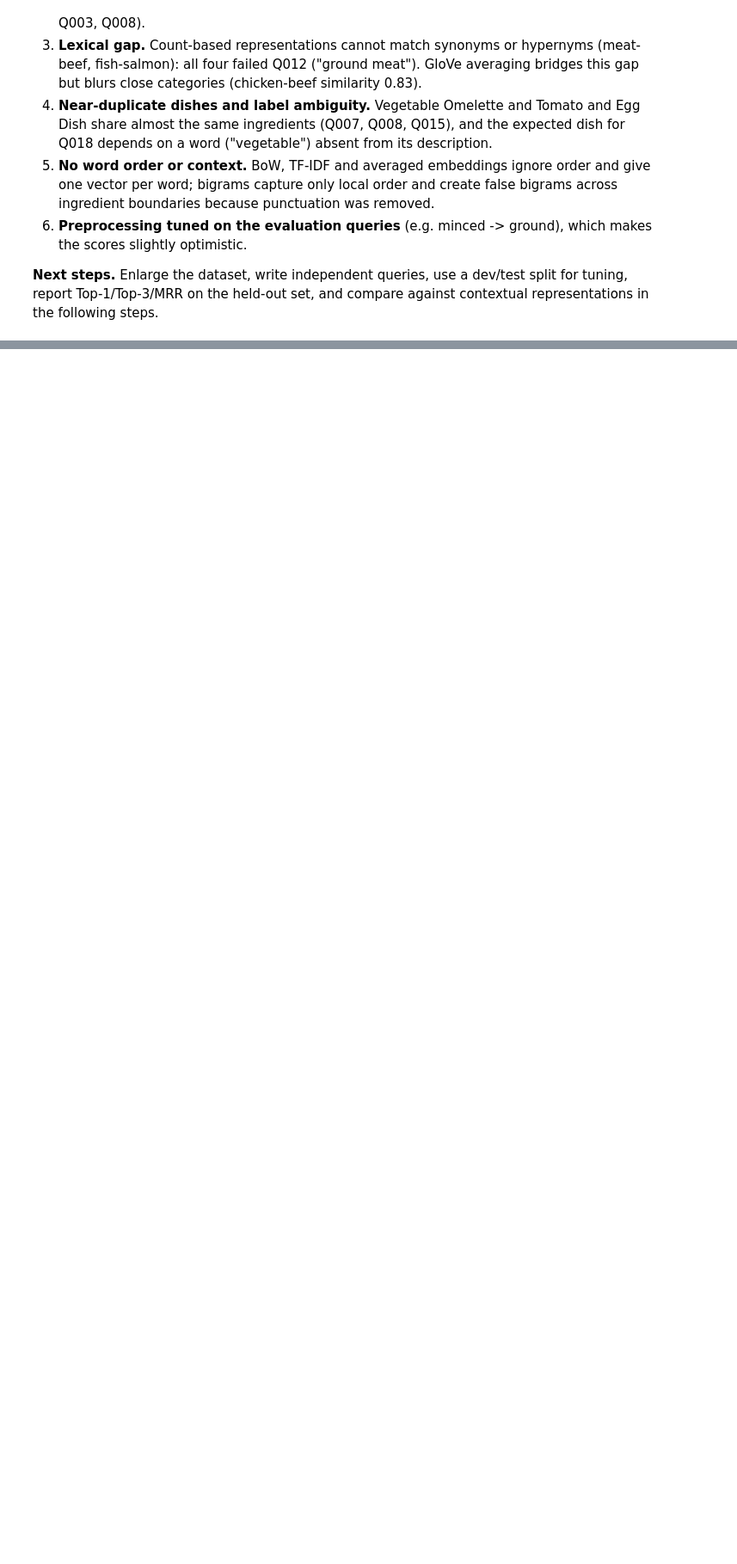
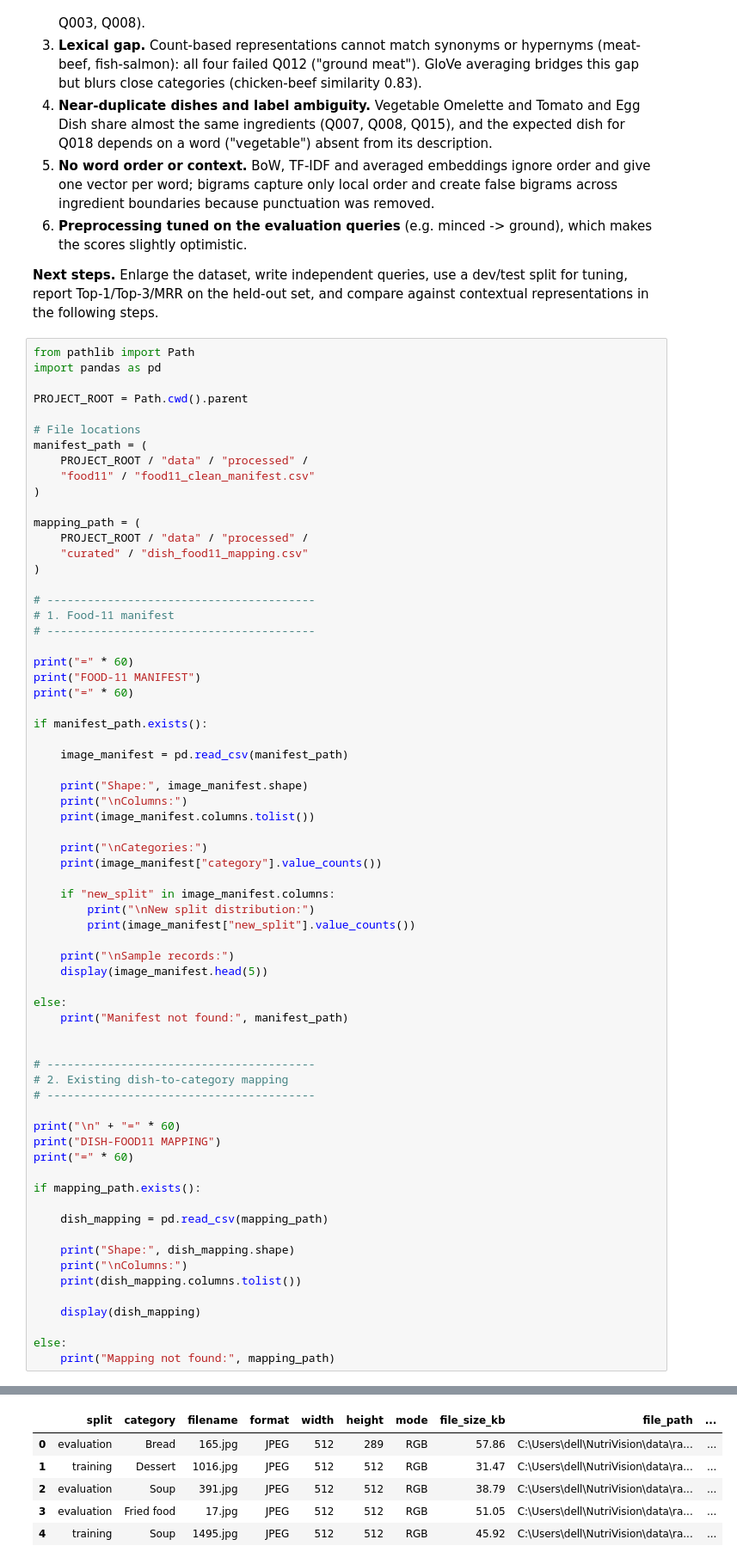
Before and after one commit to Mouhcine005/NutriVision, a Jupyter notebook: notebooks/06_classical_nlp.ipynb, the cells around one changed output, grey strips where cells are left out. Shown at 86% size. Drawn from its saved outputs; the diff is of its cells as text; blank space fills up the shorter version.

```diff
--- a/notebooks/06_classical_nlp.ipynb
+++ b/notebooks/06_classical_nlp.ipynb
@@ -1541,3 +1541,71 @@ lowest (0.75 / 0.875).
 **Next steps.** Enlarge the dataset, write independent queries, use a
 dev/test split for tuning, report Top-1/Top-3/MRR on the held-out set, and
 compare against contextual representations in the following steps.
+# %%
+from pathlib import Path
+import pandas as pd
+
+PROJECT_ROOT = Path.cwd().parent
+
+# File locations
+manifest_path = (
+    PROJECT_ROOT / "data" / "processed" /
+    "food11" / "food11_clean_manifest.csv"
+)
+
+mapping_path = (
+    PROJECT_ROOT / "data" / "processed" /
+    "curated" / "dish_food11_mapping.csv"
+)
+
+# ----------------------------------------
+# 1. Food-11 manifest
+# ----------------------------------------
+
+print("=" * 60)
+print("FOOD-11 MANIFEST")
+print("=" * 60)
+
+if manifest_path.exists():
+
+    image_manifest = pd.read_csv(manifest_path)
+
+    print("Shape:", image_manifest.shape)
+    print("\nColumns:")
+    print(image_manifest.columns.tolist())
+
+    print("\nCategories:")
+    print(image_manifest["category"].value_counts())
+
+    if "new_split" in image_manifest.columns:
+        print("\nNew split distribution:")
+        print(image_manifest["new_split"].value_counts())
+
+    print("\nSample records:")
+    display(image_manifest.head(5))
+
+else:
+    print("Manifest not found:", manifest_path)
+
+
+# ----------------------------------------
+# 2. Existing dish-to-category mapping
+# ----------------------------------------
+
+print("\n" + "=" * 60)
+print("DISH-FOOD11 MAPPING")
+print("=" * 60)
+
+if mapping_path.exists():
+
+    dish_mapping = pd.read_csv(mapping_path)
+
+    print("Shape:", dish_mapping.shape)
+    print("\nColumns:")
+    print(dish_mapping.columns.tolist())
+
+    display(dish_mapping)
+
+else:
+    print("Mapping not found:", mapping_path)
+# %% [output]
@@ -1543,0 +1629,6 @@ compare against contextual representations in the following steps.
+|  | split | category | filename | format | width | height | mode | file_size_kb | file_path | ... |
+| 0 | evaluation | Bread | 165.jpg | JPEG | 512 | 289 | RGB | 57.86 | C:\Users\dell\NutriVision\data\ra... | ... |
+| 1 | training | Dessert | 1016.jpg | JPEG | 512 | 512 | RGB | 31.47 | C:\Users\dell\NutriVision\data\ra... | ... |
+| 2 | evaluation | Soup | 391.jpg | JPEG | 512 | 512 | RGB | 38.79 | C:\Users\dell\NutriVision\data\ra... | ... |
+| 3 | evaluation | Fried food | 17.jpg | JPEG | 512 | 512 | RGB | 51.05 | C:\Users\dell\NutriVision\data\ra... | ... |
+| 4 | training | Soup | 1495.jpg | JPEG | 512 | 512 | RGB | 45.92 | C:\Users\dell\NutriVision\data\ra... | ... |
```
Also changed, not shown: parts of 3 cells of this notebook.
